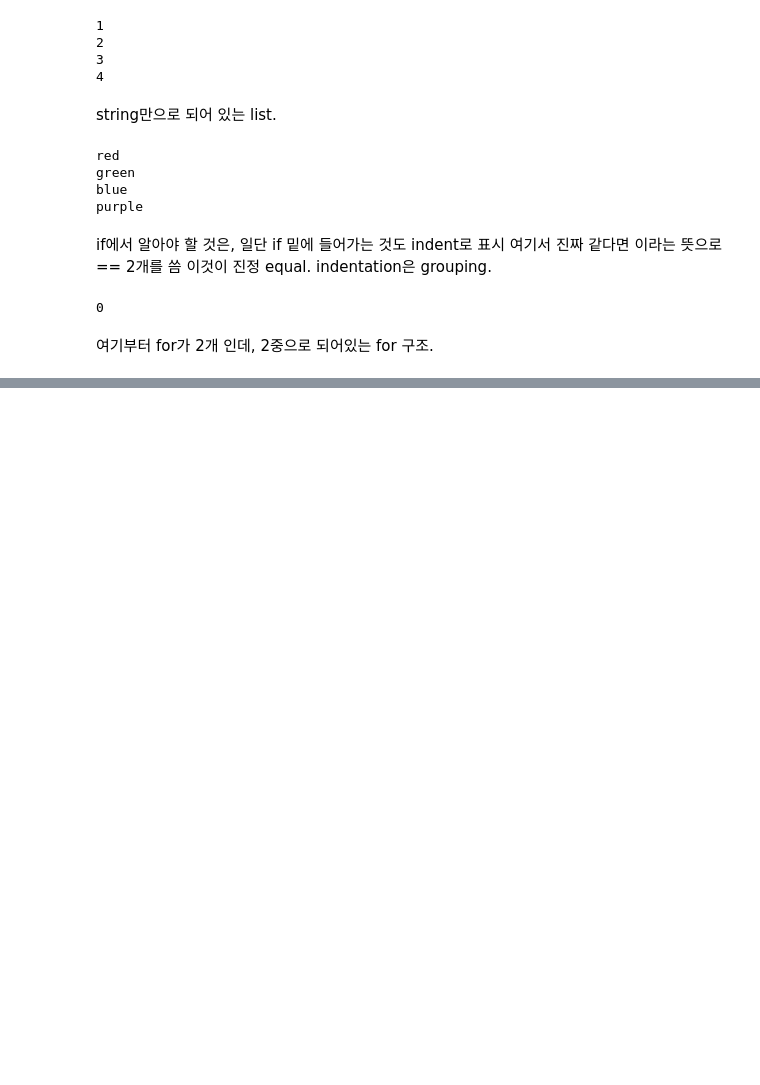
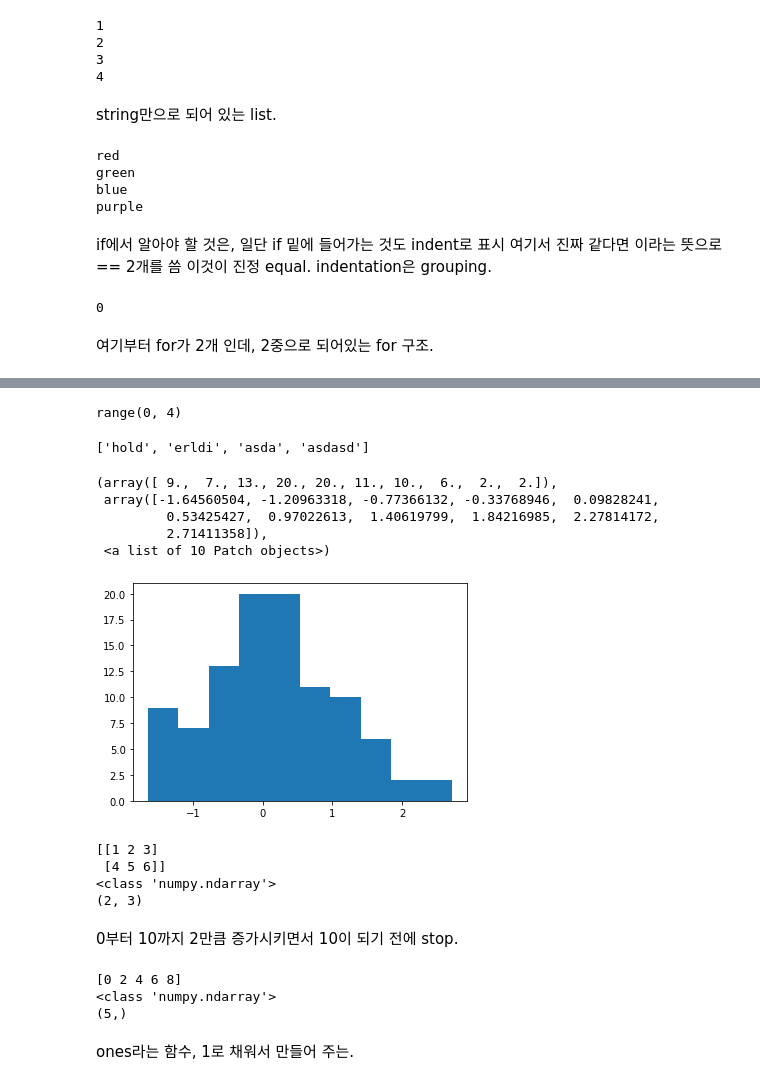
Before and after one commit to PJHSE/class2021Fall, a Jupyter notebook: 공부1.ipynb, the cells around one changed output, grey strips where cells are left out. Saved outputs shown, nothing was run; the diff lists cells and outputs as text; code cells hidden in the pictures; blank space fills up the shorter version.

```diff
--- a/공부1.ipynb
+++ b/공부1.ipynb
@@ -112,0 +129,49 @@ b
+# %%
+print(range(4))
+a = ['hold', 'erldi', 'asda', 'asdasd']
+
+type(a)
+b = 'seqw'
+c = [i for i in a if len(i) >=4]
+c
+# %% [output]
+range(0, 4)
+['hold', 'erldi', 'asda', 'asdasd']
+# %%
+import numpy as np
+n = np.random.randn(100)
+#import matplotlib
+#matplotlib.pyplot.hist(n)
+
+import matplotlib.pyplot as py
+py.hist(n)
+# %% [output]
+(array([ 9.,  7., 13., 20., 20., 11., 10.,  6.,  2.,  2.]),
+ array([-1.64560504, -1.20963318, -0.77366132, -0.33768946,  0.09828241,
+         0.53425427,  0.97022613,  1.40619799,  1.84216985,  2.27814172,
+         2.71411358]),
+ <a list of 10 Patch objects>)
+[figure, added]
+# %%
+x = np.array([[1,2,3], [4,5,6,]])
+print(x)
+print(type(x))
+print(x.shape)
+# %% [output]
+[[1 2 3]
+ [4 5 6]]
+<class 'numpy.ndarray'>
+(2, 3)
+# %% [markdown]
+0부터 10까지 2만큼 증가시키면서 10이 되기 전에 stop.
+# %%
+x = np.arange(0,10,2)
+print(x)
+print(type(x))
+print(x.shape)
+# %% [output]
+[0 2 4 6 8]
+<class 'numpy.ndarray'>
+(5,)
+# %% [markdown]
+ones라는 함수, 1로 채워서 만들어 주는.
```
Also changed, not shown: parts of 53 cells of this notebook.
